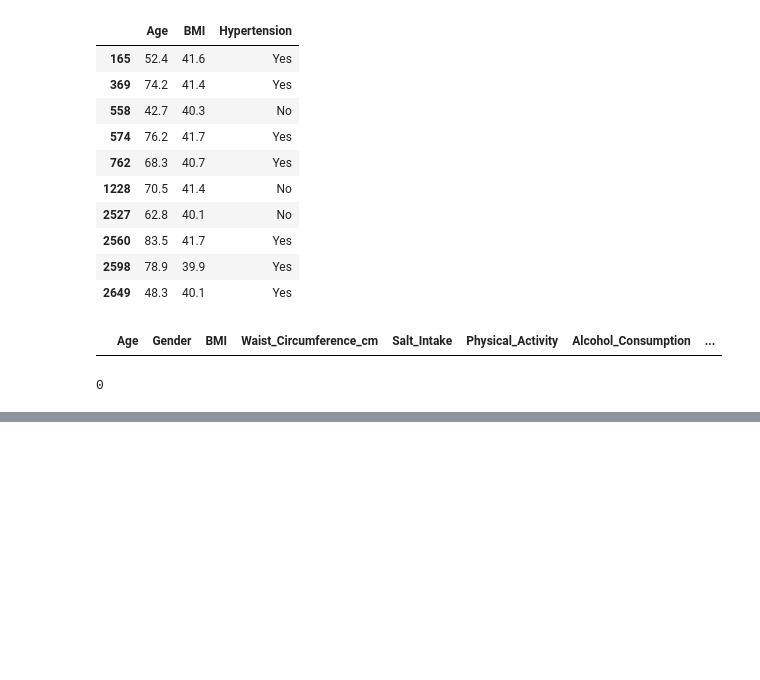
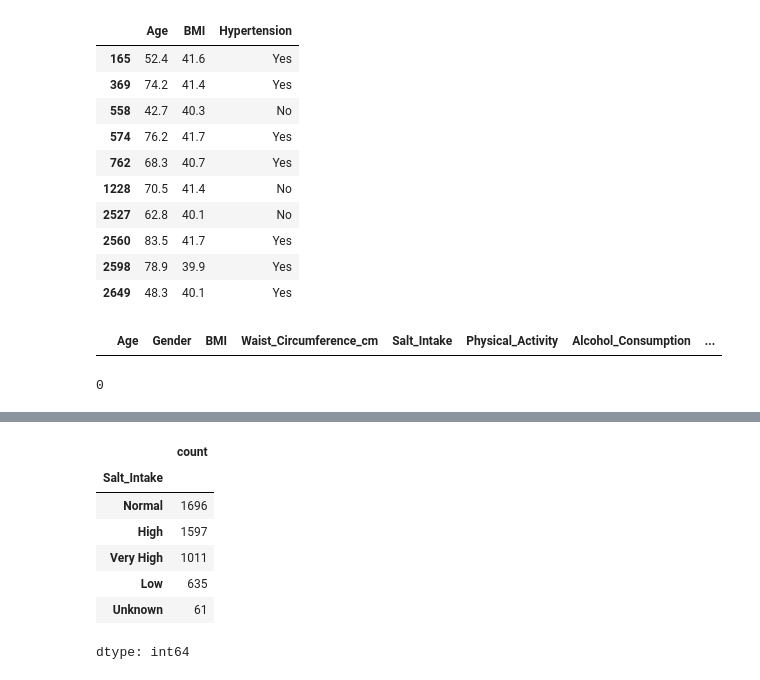
Before and after one commit to KarunaBaruwal/CMP7005-Hypertension-Analytics, a Jupyter notebook: CMP7005_Hypertension_Analysis.ipynb, the cells around one changed output, grey strips where cells are left out. Saved outputs shown, nothing was run; the diff lists cells and outputs as text; code cells hidden in the pictures; blank space fills up the shorter version.

```diff
--- a/CMP7005_Hypertension_Analysis.ipynb
+++ b/CMP7005_Hypertension_Analysis.ipynb
@@ -486,0 +521,11 @@ len(invalid_bp)
+# %%
+df_clean['Salt_Intake'].value_counts(dropna=False)
+# %% [output]
+|  | count |
+| Salt_Intake |  |
+| Normal | 1696 |
+| High | 1597 |
+| Very High | 1011 |
+| Low | 635 |
+| Unknown | 61 |
+dtype: int64
```
Also changed, not shown: parts of 15 cells of this notebook.
